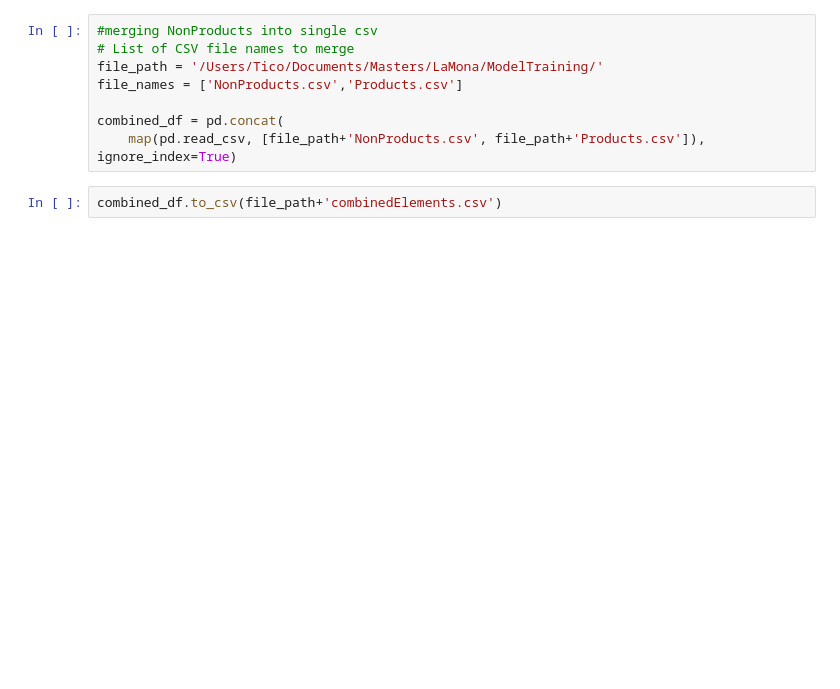
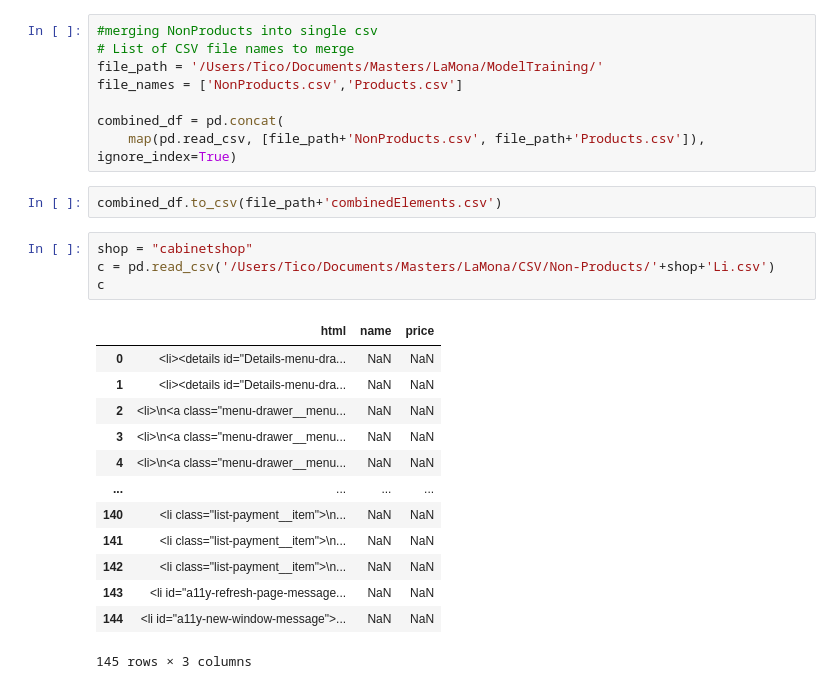
Before and after one commit to Tico26/Lamona, a Jupyter notebook: ModelTraining/CombineFiles.ipynb, the cells around one changed output. Drawn from its saved outputs; the diff is of its cells as text; blank space fills up the shorter version.

```diff
--- a/ModelTraining/CombineFiles.ipynb
+++ b/ModelTraining/CombineFiles.ipynb
@@ -76,3 +76,21 @@ combined_df = pd.concat(
     map(pd.read_csv, [file_path+'NonProducts.csv', file_path+'Products.csv']), ignore_index=True)
 # %%
 combined_df.to_csv(file_path+'combinedElements.csv')
+# %%
+shop = "cabinetshop"
+c = pd.read_csv('/Users/Tico/Documents/Masters/LaMona/CSV/Non-Products/'+shop+'Li.csv')
+c
+# %% [output]
+|  | html | name | price |
+| 0 | <li><details id="Details-menu-dra... | NaN | NaN |
+| 1 | <li><details id="Details-menu-dra... | NaN | NaN |
+| 2 | <li>\n<a class="menu-drawer__menu... | NaN | NaN |
+| 3 | <li>\n<a class="menu-drawer__menu... | NaN | NaN |
+| 4 | <li>\n<a class="menu-drawer__menu... | NaN | NaN |
+| ... | ... | ... | ... |
+| 140 | <li class="list-payment__item">\n... | NaN | NaN |
+| 141 | <li class="list-payment__item">\n... | NaN | NaN |
+| 142 | <li class="list-payment__item">\n... | NaN | NaN |
+| 143 | <li id="a11y-refresh-page-message... | NaN | NaN |
+| 144 | <li id="a11y-new-window-message">... | NaN | NaN |
+145 rows × 3 columns
```
Also changed, not shown: parts of 3 cells of this notebook, 56 other files.
